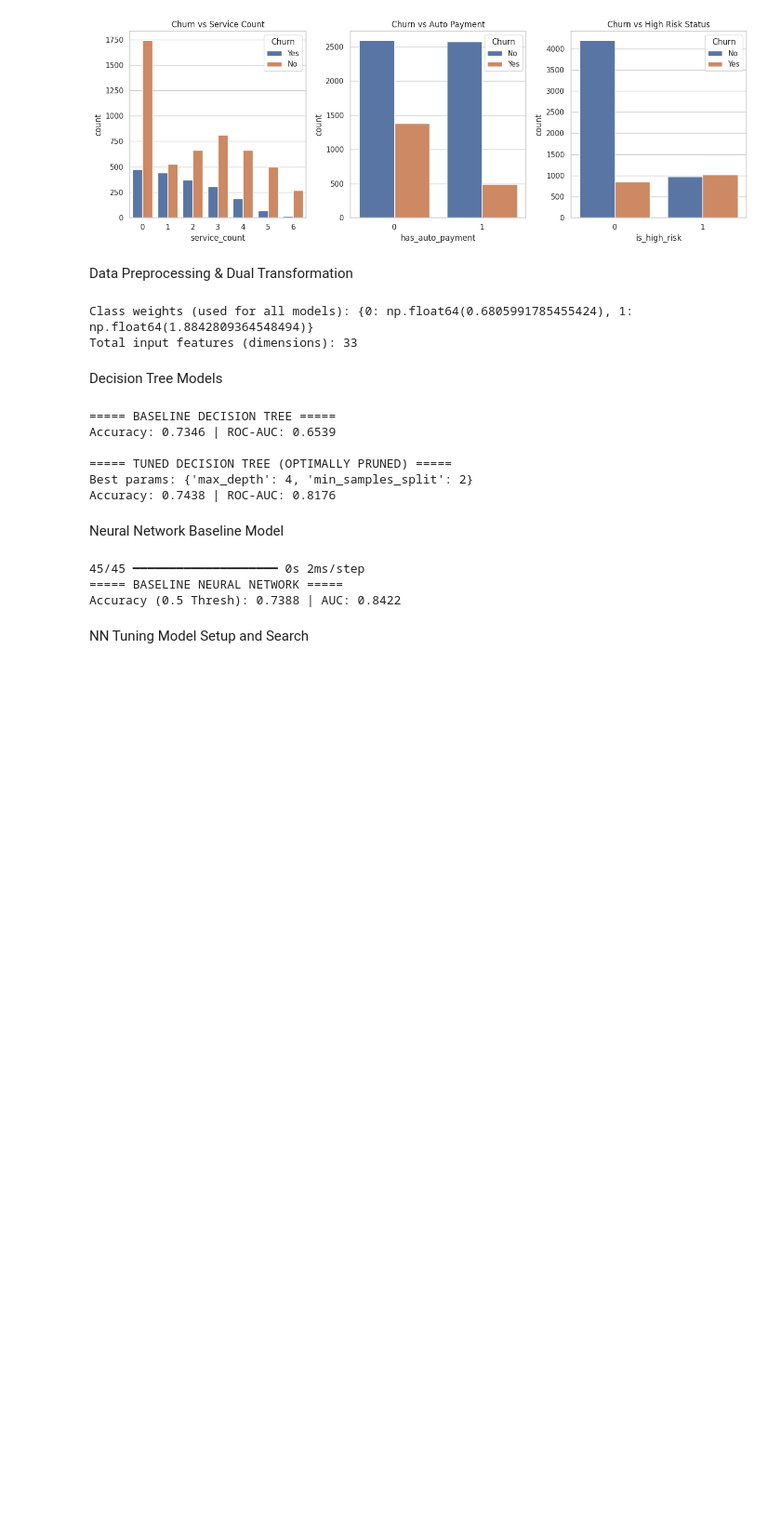
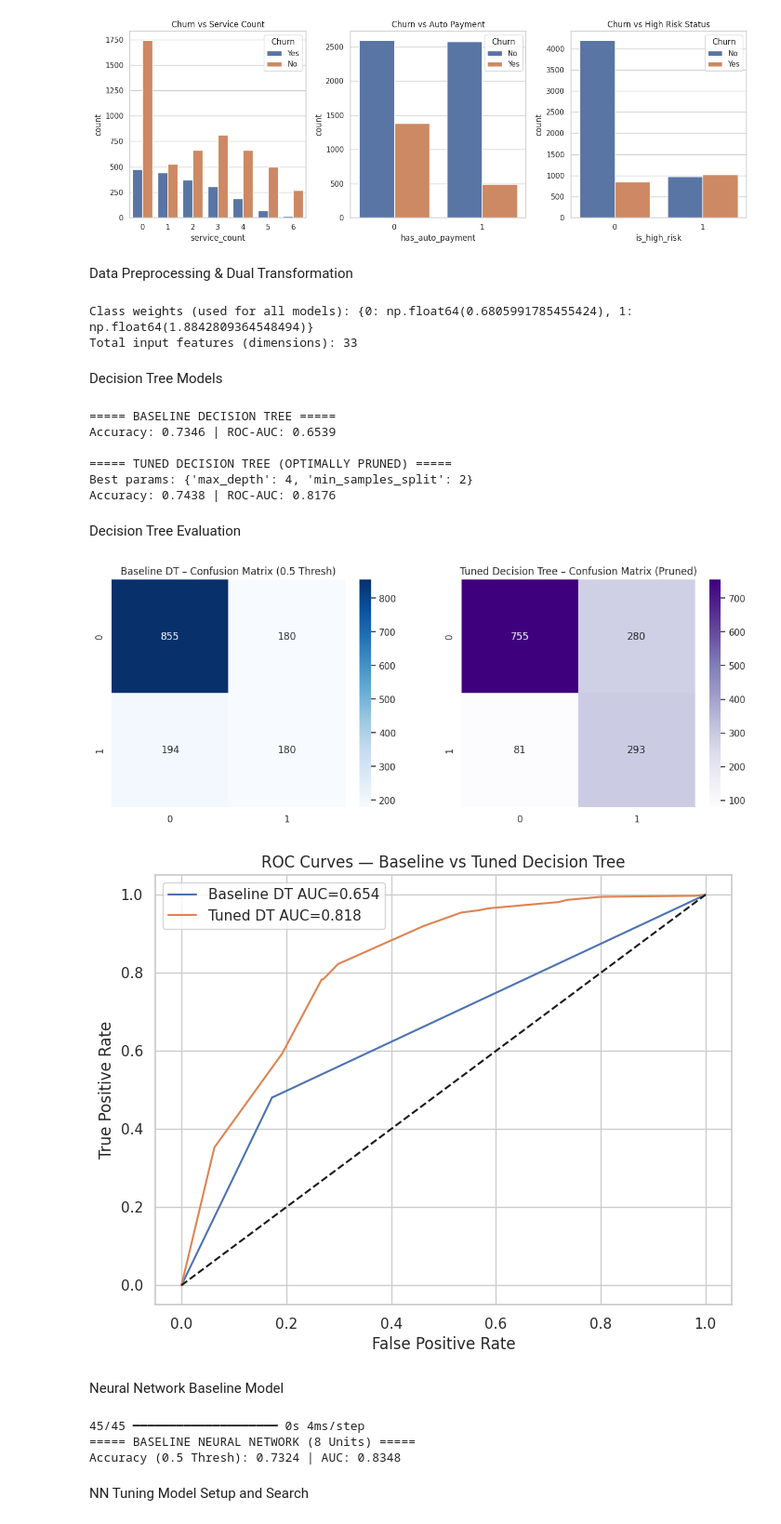
Before and after one commit to sasandi123/telco-churn-ml-project, a Jupyter notebook: Telco_Churn_Analysis_.ipynb, the cells around one changed output. Shown at 93% size. Drawn from its saved outputs; the diff is of its cells as text; code cells hidden in the pictures; blank space fills up the shorter version.

```diff
--- a/Telco_Churn_Analysis_.ipynb
+++ b/Telco_Churn_Analysis_.ipynb
@@ -330,18 +382,65 @@ Accuracy: 0.7346 | ROC-AUC: 0.6539
 ===== TUNED DECISION TREE (OPTIMALLY PRUNED) =====
 Best params: {'max_depth': 4, 'min_samples_split': 2}
 Accuracy: 0.7438 | ROC-AUC: 0.8176
+# %% [markdown]
+Decision Tree Evaluation
+# %%
+from sklearn.metrics import confusion_matrix, roc_curve, roc_auc_score
+import seaborn as sns
+import matplotlib.pyplot as plt
+
+if 'best_dt' in locals():
+    # 1. Predictions
+    y_pred_dt_base = dt_base.predict(X_test_dt_unscaled)
+    y_pred_dt_tuned = best_dt.predict(X_test_dt_unscaled)
+
+    # 2. Confusion Matrices (Baseline vs Tuned)
+    fig, ax = plt.subplots(1, 2, figsize=(14,5))
+
+    # Baseline CM
+    sns.heatmap(confusion_matrix(y_test, y_pred_dt_base), annot=True, cmap="Blues", fmt="d", ax=ax[0])
+    ax[0].set_title("Baseline DT – Confusion Matrix (0.5 Thresh)")
+
+    # Tuned CM
+    sns.heatmap(confusion_matrix(y_test, y_pred_dt_tuned), annot=True, cmap="Purples", fmt="d", ax=ax[1])
+    ax[1].set_title("Tuned Decision Tree – Confusion Matrix (Pruned)")
+    plt.show()
+
+    # 3. ROC Curves (Baseline vs Tuned DT)
+    y_proba_dt_tuned = best_dt.predict_proba(X_test_dt_unscaled)[:, 1]
+
+    # Assuming dt_base_auc and dt_tuned_auc are calculated in preceding cells
+    fpr_dt_base, tpr_dt_base, _ = roc_curve(y_test, y_proba_dt_base)
+    # Ensure dt_tuned_auc is calculated if not done in the tuning cell
+    dt_tuned_auc = roc_auc_score(y_test, y_proba_dt_tuned)
+    fpr_dt_tuned, tpr_dt_tuned, _ = roc_curve(y_test, y_proba_dt_tuned)
+
+    plt.figure(figsize=(8,6))
+    plt.plot(fpr_dt_base, tpr_dt_base, label=f"Baseline DT AUC={dt_base_auc:.3f}")
+    plt.plot(fpr_dt_tuned, tpr_dt_tuned, label=f"Tuned DT AUC={dt_tuned_auc:.3f}")
+    plt.plot([0,1],[0,1],"k--")
+    plt.title("ROC Curves — Baseline vs Tuned Decision Tree")
+    plt.xlabel("False Positive Rate")
+    plt.ylabel("True Positive Rate")
+    plt.legend()
+    plt.show()
+# %% [output]
+[figure, added]
+[figure, added]
 # %% [markdown]
 Neural Network Baseline Model
 # %%
-# ================================================================
-# MAIN TOPIC: TASK 2 - NEURAL NETWORK (NN) BASELINE MODEL (USING SCALED DATA)
-# ================================================================
+from tensorflow import keras
+from tensorflow.keras import layers, callbacks
+from sklearn.metrics import accuracy_score, roc_auc_score
+from sklearn.utils.class_weight import compute_class_weight
+import numpy as np
 
 if not df.empty:
-    # SUBTOPIC: NN Baseline Model Definition and Training
     def build_baseline_nn(input_dim):
         model = keras.Sequential([
-            layers.Dense(32, activation="relu", input_shape=(input_dim,)),
+            # FURTHER SIMPLIFIED Baseline NN with 8 units
+            layers.Dense(8, activation="relu", input_shape=(input_dim,)),
             layers.Dense(1, activation="sigmoid")
         ])
         model.compile(
@@ -349,10 +448,12 @@ if not df.empty:
         )
         return model
 
+    # input_dim should be defined from preprocessing cell
+    # class_weights_dict should be defined from preprocessing cell
+
     baseline_nn = build_baseline_nn(input_dim)
     es = callbacks.EarlyStopping(monitor="val_loss", patience=6, restore_best_weights=True)
 
-    # NOTE: Training and prediction use scaled data
     history_base = baseline_nn.fit(
         X_train_nn, y_train_nn, validation_data=(X_val_nn, y_val_nn),
         epochs=30, batch_size=32, class_weight=class_weights_dict, callbacks=[es], verbose=0
@@ -363,12 +464,12 @@ if not df.empty:
     nn_base_acc = accuracy_score(y_test, y_pred_base_nn)
     nn_base_auc = roc_auc_score(y_test, y_proba_base_nn)
 
-    print("===== BASELINE NEURAL NETWORK =====")
+    print("===== BASELINE NEURAL NETWORK (8 Units) =====")
     print(f"Accuracy (0.5 Thresh): {nn_base_acc:.4f} | AUC: {nn_base_auc:.4f}")
 # %% [output]
-45/45 ━━━━━━━━━━━━━━━━━━━━ 0s 2ms/step
-===== BASELINE NEURAL NETWORK =====
-Accuracy (0.5 Thresh): 0.7388 | AUC: 0.8422
+45/45 ━━━━━━━━━━━━━━━━━━━━ 0s 4ms/step
+===== BASELINE NEURAL NETWORK (8 Units) =====
+Accuracy (0.5 Thresh): 0.7324 | AUC: 0.8348
 # %% [markdown]
 NN Tuning Model Setup and Search
 # %%
```
Also changed, not shown: parts of 20 cells of this notebook.
